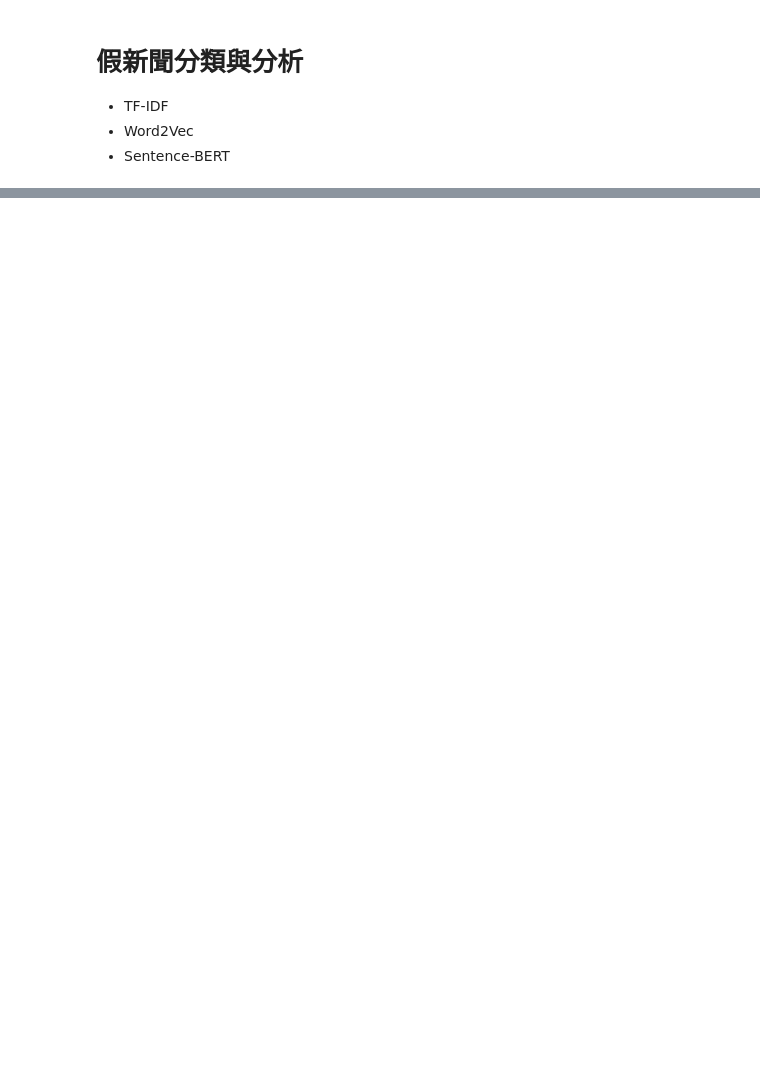
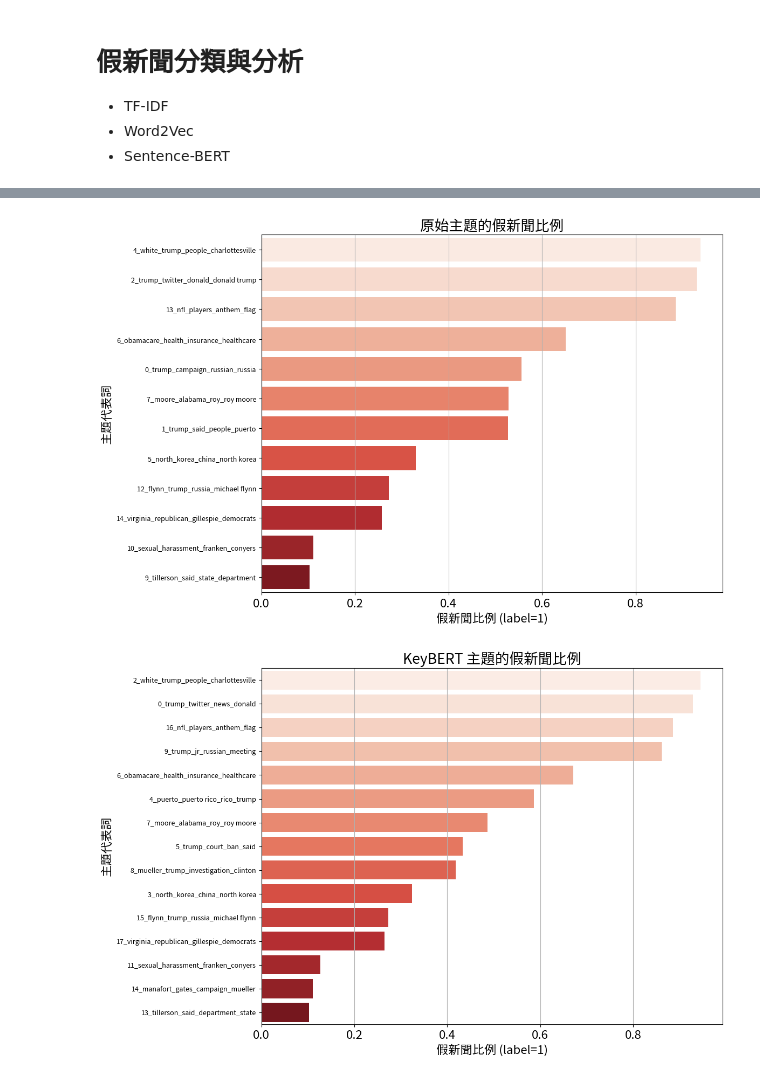
Before and after one commit to RyonnKuo/hotel-ranking-predict-with-reviews, a Jupyter notebook: fake_news_embedding_classification.ipynb, the cells around one changed output, grey strips where cells are left out. Drawn from its saved outputs; the diff is of its cells as text; code cells hidden in the pictures; blank space fills up the shorter version.

```diff
--- a/fake_news_embedding_classification.ipynb
+++ b/fake_news_embedding_classification.ipynb
@@ -12,6 +12,11 @@ import nltk
 from nltk.corpus import stopwords
 from nltk.stem import WordNetLemmatizer
 from nltk.tokenize import word_tokenize
+from sklearn.feature_extraction.text import TfidfVectorizer
+from sklearn.model_selection import train_test_split
+from sklearn.svm import LinearSVC
+from sklearn.linear_model import LogisticRegression
+from sklearn.metrics import classification_report
 
 nltk.download('stopwords')
 nltk.download('wordnet')
@@ -25,7 +30,8 @@ true_df = pd.read_csv('./raw_data/true.csv')
 fake_df['label'] = 1
 true_df['label'] = 0
 
-data = pd.concat([fake_df, true_df], ignore_index=True)
+# 取前1000筆
+data = pd.concat([fake_df.iloc[:1000], true_df.iloc[:1000]], ignore_index=True)
 data = data[data['text'].notna()].reset_index(drop=True)
 
 # 檢查各類別數量
@@ -212,0 +340,30 @@ ner_results
+# %%
+from bertopic.representation import KeyBERTInspired
+from sentence_transformers import SentenceTransformer
+
+embedding_model_with_st = SentenceTransformer(embedding_model)  # 或其他你指定的模型
+embeddings = embedding_model_with_st.encode(docs, show_progress_bar=True)
+
+# 關鍵詞表示模型（非生成式）
+keybert = KeyBERTInspired()
+
+# 組裝 representation model
+representation_model = {
+    "KeyBERT": keybert
+}
+
+# 建立 BERTopic 模型（用 KeyBERT 調整主題表示）
+representation_topic_model = BERTopic(
+    embedding_model=embedding_model_with_st,
+    vectorizer_model=vectorizer_model,
+    hdbscan_model=hdbscan_model,
+    representation_model=representation_model,
+    top_n_words=30,
+    verbose=True
+)
+
+# 訓練模型
+topics, probs = representation_topic_model.fit_transform(docs, embeddings)
+
+# 查看新的主題表示
+representation_topic_model.get_topic_info()
@@ -212,0 +399,9 @@ ner_results
+# %%
+# 原始模型的主題
+visualize_fake_news_ratio_by_topic(topic_model, docs, data['label'], title="原始主題的假新聞比例")
+
+# 使用 KeyBERT 表示詞的模型主題
+visualize_fake_news_ratio_by_topic(representation_topic_model, docs, data['label'], title="KeyBERT 主題的假新聞比例")
+# %% [output]
+[figure, added]
+[figure, added]
```
Also changed, not shown: parts of 26 cells of this notebook.
